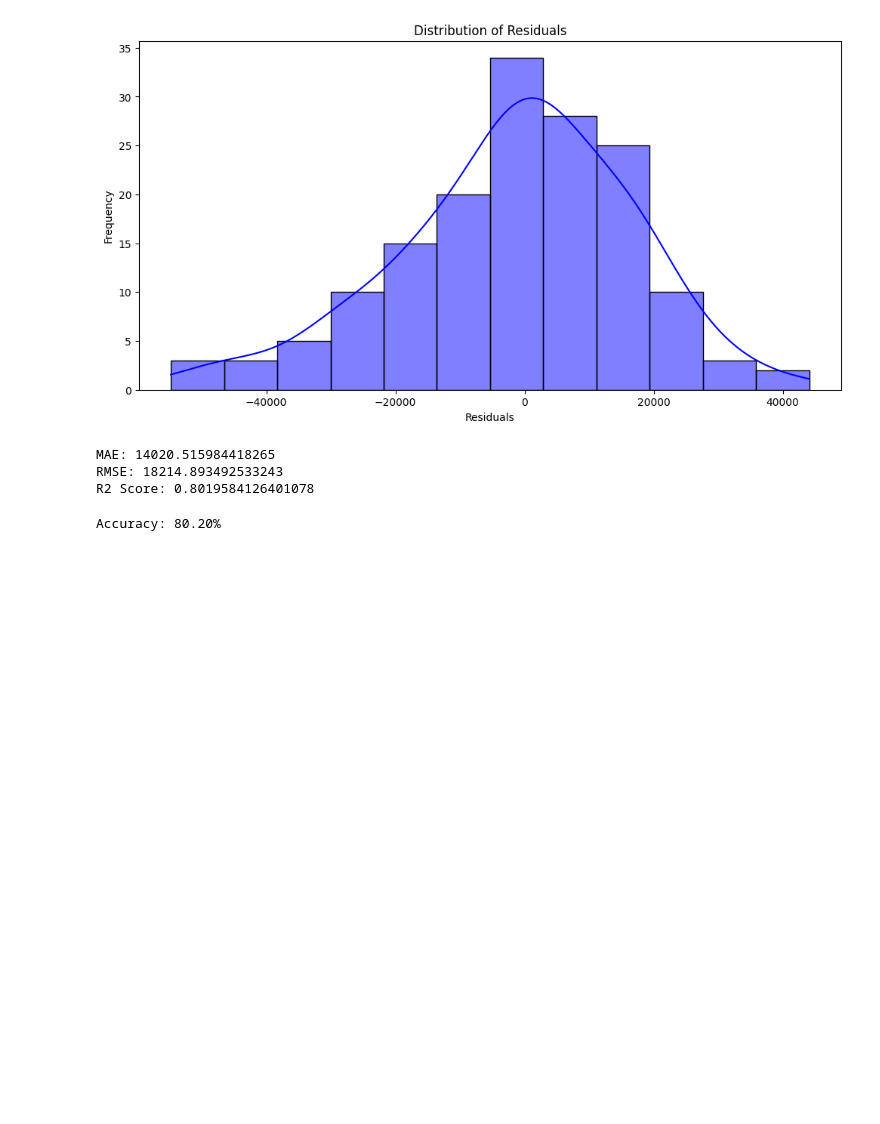
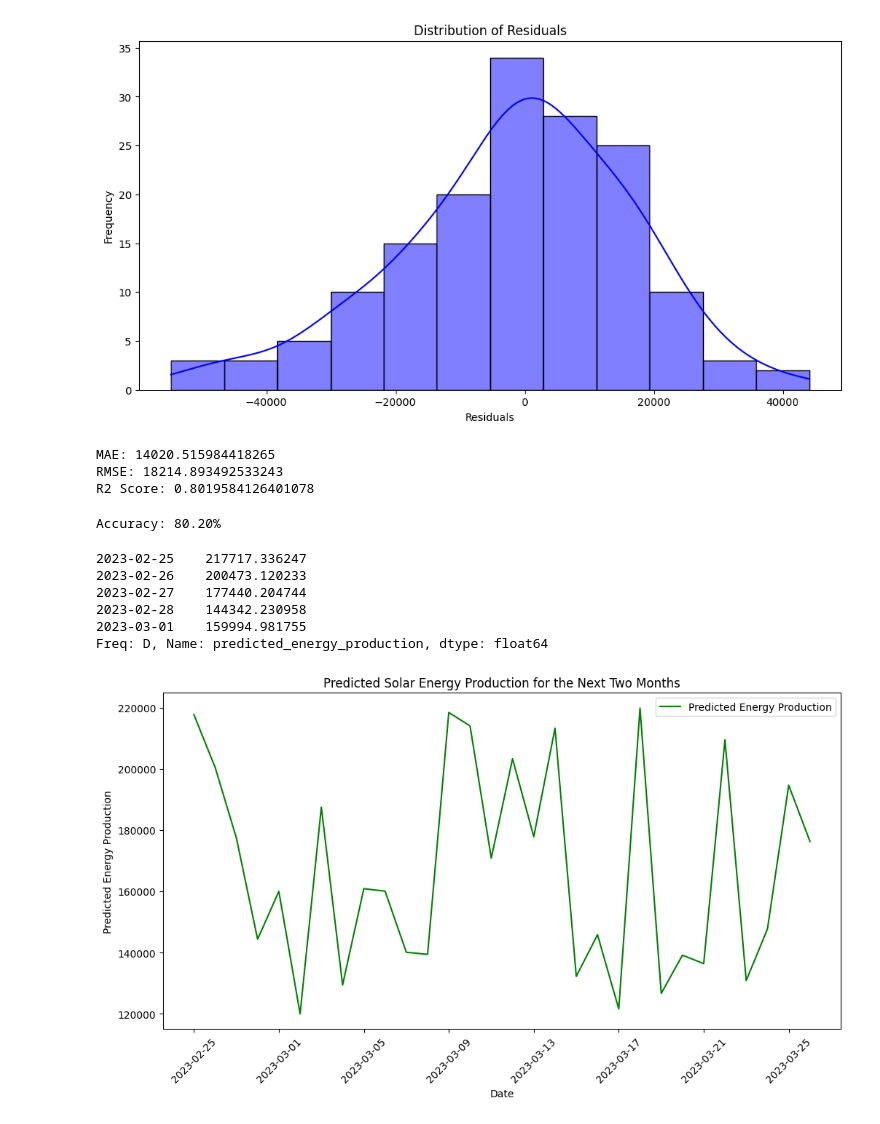
Before and after one commit to Jamesupback/solar, a Jupyter notebook: minor/models/randomforest.ipynb, the cells around one changed output. Saved outputs shown, nothing was run; the diff lists cells and outputs as text; code cells hidden in the pictures; blank space fills up the shorter version.

```diff
--- a/minor/models/randomforest.ipynb
+++ b/minor/models/randomforest.ipynb
@@ -185,3 +185,43 @@ accuracy_percentage = r2 * 100
 print(f'Accuracy: {accuracy_percentage:.2f}%')
 # %% [output]
 Accuracy: 80.20%
+# %%
+# Generate future dates for the next two months
+future_dates = pd.date_range(start=data['date'].max() + pd.Timedelta(days=1), periods=60, freq='D')
+
+# Create a DataFrame for future dates with dummy feature values (you should replace these with actual forecasted values)
+future_features = pd.DataFrame({
+    'humidity': np.random.uniform(low=50, high=90, size=len(future_dates)),
+    'solar_irradiance': np.random.uniform(low=200, high=1000, size=len(future_dates)),
+    'temperature': np.random.uniform(low=5, high=30, size=len(future_dates))
+}, index=future_dates)
+
+# Predict energy production for the future dates
+future_predictions = rf_model.predict(future_features)
+
+# Create a DataFrame to store the future dates and their corresponding predictions
+future_results = future_features.copy()
+future_results['date'] = future_dates
+future_results['predicted_energy_production'] = future_predictions
+
+# Print the future results
+print(future_results['predicted_energy_production'].head)
+# %% [output]
+2023-02-25    217717.336247
+2023-02-26    200473.120233
+2023-02-27    177440.204744
+2023-02-28    144342.230958
+2023-03-01    159994.981755
+Freq: D, Name: predicted_energy_production, dtype: float64
+# %%
+# Plot the predicted energy production for the next two months
+plt.figure(figsize=(12, 6))
+plt.plot(future_results['date'], future_results['predicted_energy_production'], label='Predicted Energy Production', color='green')
+plt.title('Predicted Solar Energy Production for the Next Two Months')
+plt.xlabel('Date')
+plt.ylabel('Predicted Energy Production')
+plt.legend()
+plt.xticks(rotation=45)
+plt.show()
+# %% [output]
+[figure, added]
```
Also changed, not shown: 1 other file.
